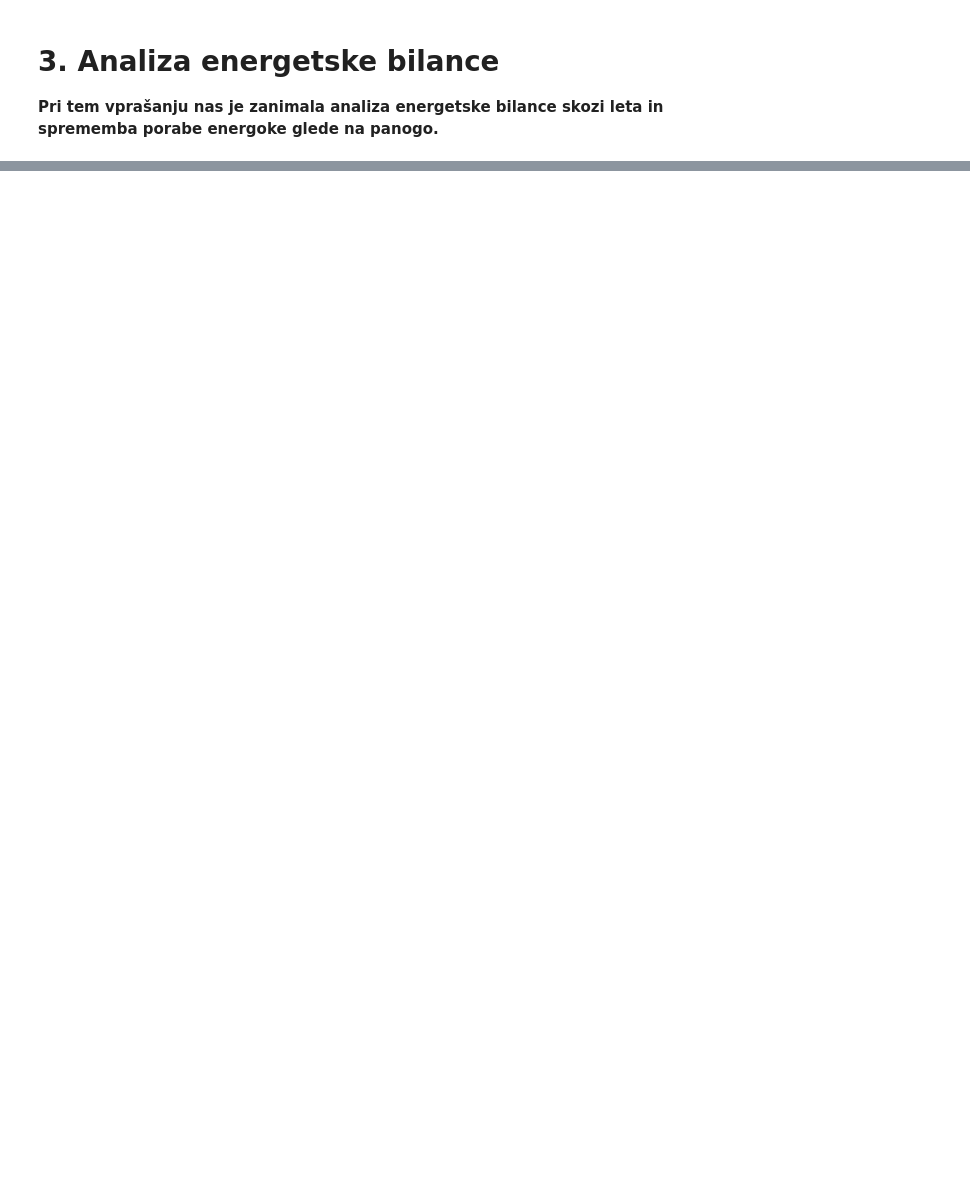
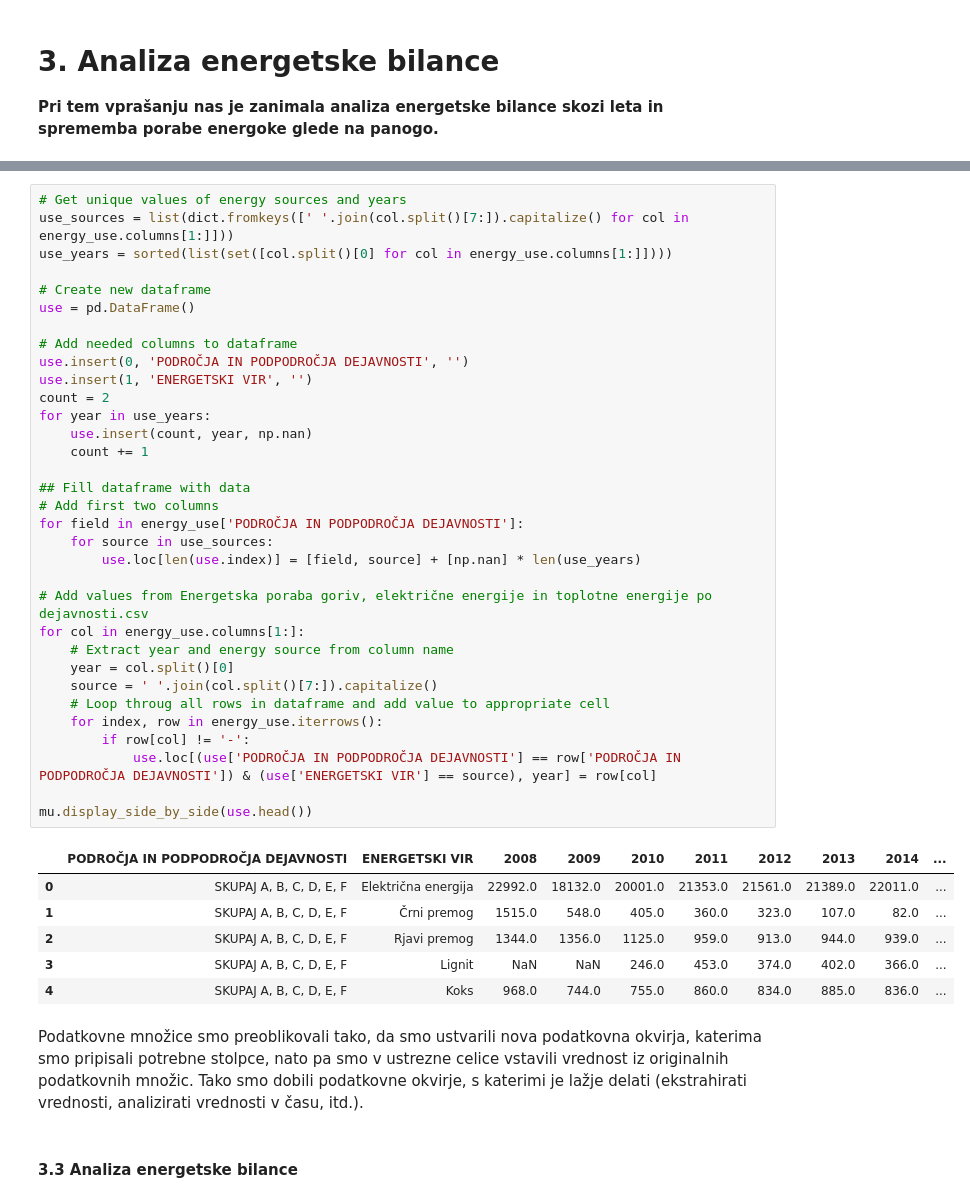
Before and after one commit to cugalord/PR21_NVZ-LS-BK-NZ, a Jupyter notebook: src/energy_balance_analysis.ipynb, the cells around one changed output, grey strips where cells are left out. Drawn from its saved outputs; the diff is of its cells as text; blank space fills up the shorter version.

```diff
--- a/src/energy_balance_analysis.ipynb
+++ b/src/energy_balance_analysis.ipynb
@@ -44,0 +82,44 @@ Energetska poraba
+# %%
+# Get unique values of energy sources and years
+use_sources = list(dict.fromkeys([' '.join(col.split()[7:]).capitalize() for col in energy_use.columns[1:]]))
+use_years = sorted(list(set([col.split()[0] for col in energy_use.columns[1:]])))
+
+# Create new dataframe
+use = pd.DataFrame()
+
+# Add needed columns to dataframe
+use.insert(0, 'PODROČJA IN PODPODROČJA DEJAVNOSTI', '')
+use.insert(1, 'ENERGETSKI VIR', '')
+count = 2
+for year in use_years:
+    use.insert(count, year, np.nan)
+    count += 1
+
+## Fill dataframe with data
+# Add first two columns
+for field in energy_use['PODROČJA IN PODPODROČJA DEJAVNOSTI']:
+    for source in use_sources:
+        use.loc[len(use.index)] = [field, source] + [np.nan] * len(use_years)
+
+# Add values from Energetska poraba goriv, električne energije in toplotne energije po dejavnosti.csv
+for col in energy_use.columns[1:]:
+    # Extract year and energy source from column name
+    year = col.split()[0]
+    source = ' '.join(col.split()[7:]).capitalize()
+    # Loop throug all rows in dataframe and add value to appropriate cell
+    for index, row in energy_use.iterrows():
+        if row[col] != '-':
+            use.loc[(use['PODROČJA IN PODPODROČJA DEJAVNOSTI'] == row['PODROČJA IN PODPODROČJA DEJAVNOSTI']) & (use['ENERGETSKI VIR'] == source), year] = row[col]
+
+mu.display_side_by_side(use.head())
+# %% [output]
+|  | PODROČJA IN PODPODROČJA DEJAVNOSTI | ENERGETSKI VIR | 2008 | 2009 | 2010 | 2011 | 2012 | 2013 | 2014 | ... |
+| 0 | SKUPAJ A, B, C, D, E, F | Električna energija | 22992.0 | 18132.0 | 20001.0 | 21353.0 | 21561.0 | 21389.0 | 22011.0 | ... |
+| 1 | SKUPAJ A, B, C, D, E, F | Črni premog | 1515.0 | 548.0 | 405.0 | 360.0 | 323.0 | 107.0 | 82.0 | ... |
+| 2 | SKUPAJ A, B, C, D, E, F | Rjavi premog | 1344.0 | 1356.0 | 1125.0 | 959.0 | 913.0 | 944.0 | 939.0 | ... |
+| 3 | SKUPAJ A, B, C, D, E, F | Lignit | NaN | NaN | 246.0 | 453.0 | 374.0 | 402.0 | 366.0 | ... |
+| 4 | SKUPAJ A, B, C, D, E, F | Koks | 968.0 | 744.0 | 755.0 | 860.0 | 834.0 | 885.0 | 836.0 | ... |
+# %% [markdown]
+Podatkovne množice smo preoblikovali tako, da smo ustvarili nova podatkovna okvirja, katerima smo pripisali potrebne stolpce, nato pa smo v ustrezne celice vstavili vrednost iz originalnih podatkovnih množic. Tako smo dobili podatkovne okvirje, s katerimi je lažje delati (ekstrahirati vrednosti, analizirati vrednosti v času, itd.).
+# %% [markdown]
+#### 3.3 Analiza energetske bilance
```
Also changed, not shown: parts of 23 cells of this notebook, 9 other files.
